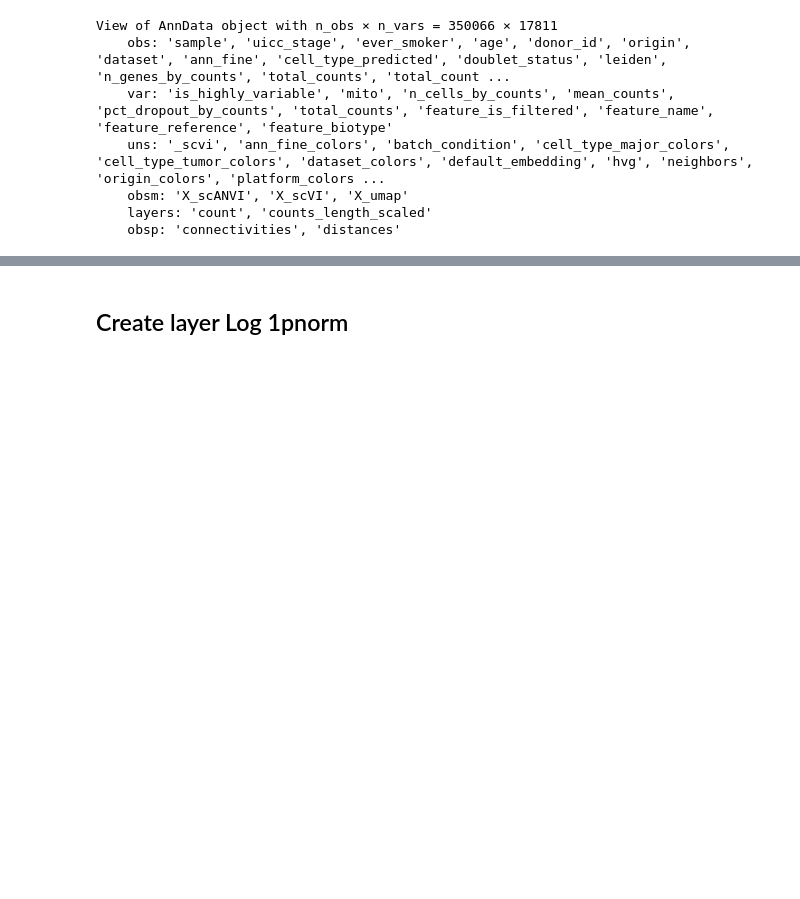
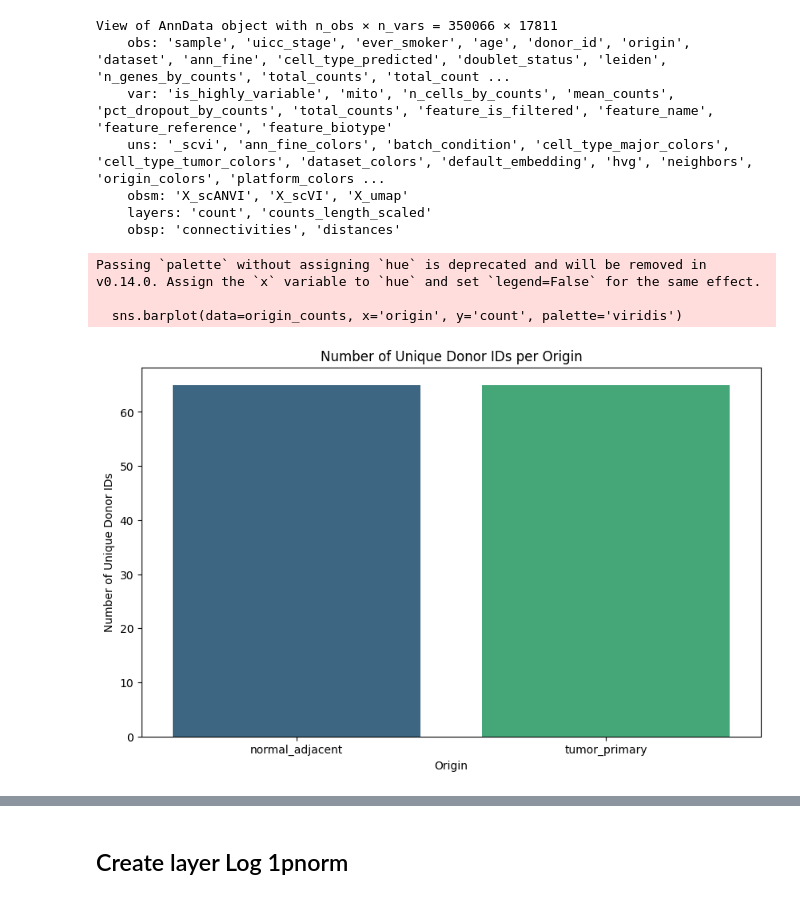
Before and after one commit to ErikaKvalem/NSCLC_gender_2023, a Jupyter notebook: 02-scripts/012_LUAD/10_pseudobulk_nsclc.ipynb, the cells around one changed output, grey strips where cells are left out. Saved outputs shown, nothing was run; the diff lists cells and outputs as text; code cells hidden in the pictures; blank space fills up the shorter version.

Commit message:
only luad

```diff
--- a/02-scripts/012_LUAD/10_pseudobulk_nsclc.ipynb
+++ b/02-scripts/012_LUAD/10_pseudobulk_nsclc.ipynb
@@ -485,6 +495,22 @@ View of AnnData object with n_obs × n_vars = 350066 × 17811
     obsm: 'X_scANVI', 'X_scVI', 'X_umap'
     layers: 'count', 'counts_length_scaled'
     obsp: 'connectivities', 'distances'
+# %%
+df = paired_adata_luad.obs#
+origin_counts = df.groupby('origin')['donor_id'].nunique().reset_index()
+origin_counts.columns = ['origin', 'count']
+# %%
+plt.figure(figsize=(10, 6))
+sns.barplot(data=origin_counts, x='origin', y='count', palette='viridis')
+plt.xlabel('Origin')
+plt.ylabel('Number of Unique Donor IDs')
+plt.title('Number of Unique Donor IDs per Origin')
+plt.show()
+# %% [output]
+Passing `palette` without assigning `hue` is deprecated and will be removed in v0.14.0. Assign the `x` variable to `hue` and set `legend=False` for the same effect.
+
+  sns.barplot(data=origin_counts, x='origin', y='count', palette='viridis')
+[figure, added]
 # %%
 df = paired_adata_luad.obs#
 origin_counts = df.groupby('disease')['donor_id'].nunique().reset_index()
```
Also changed, not shown: parts of 9 cells of this notebook, 2 other files.
